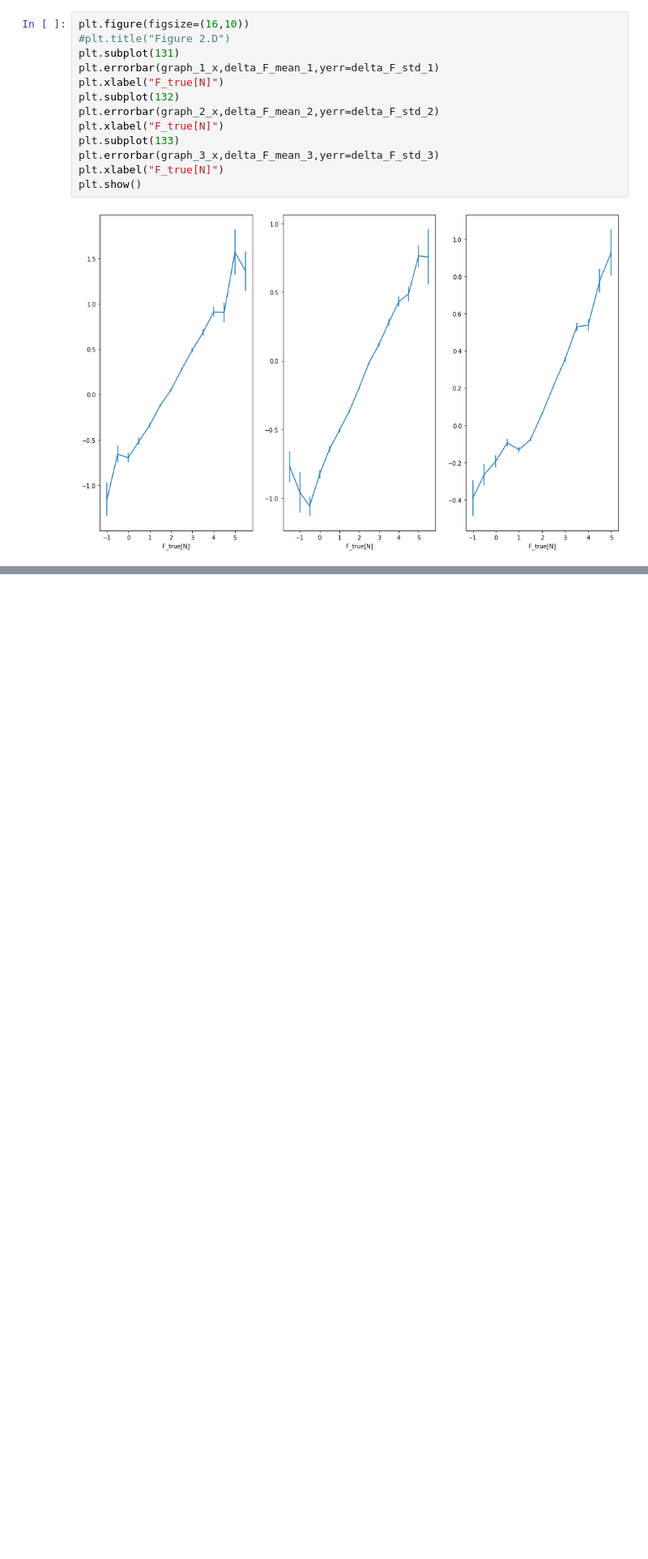
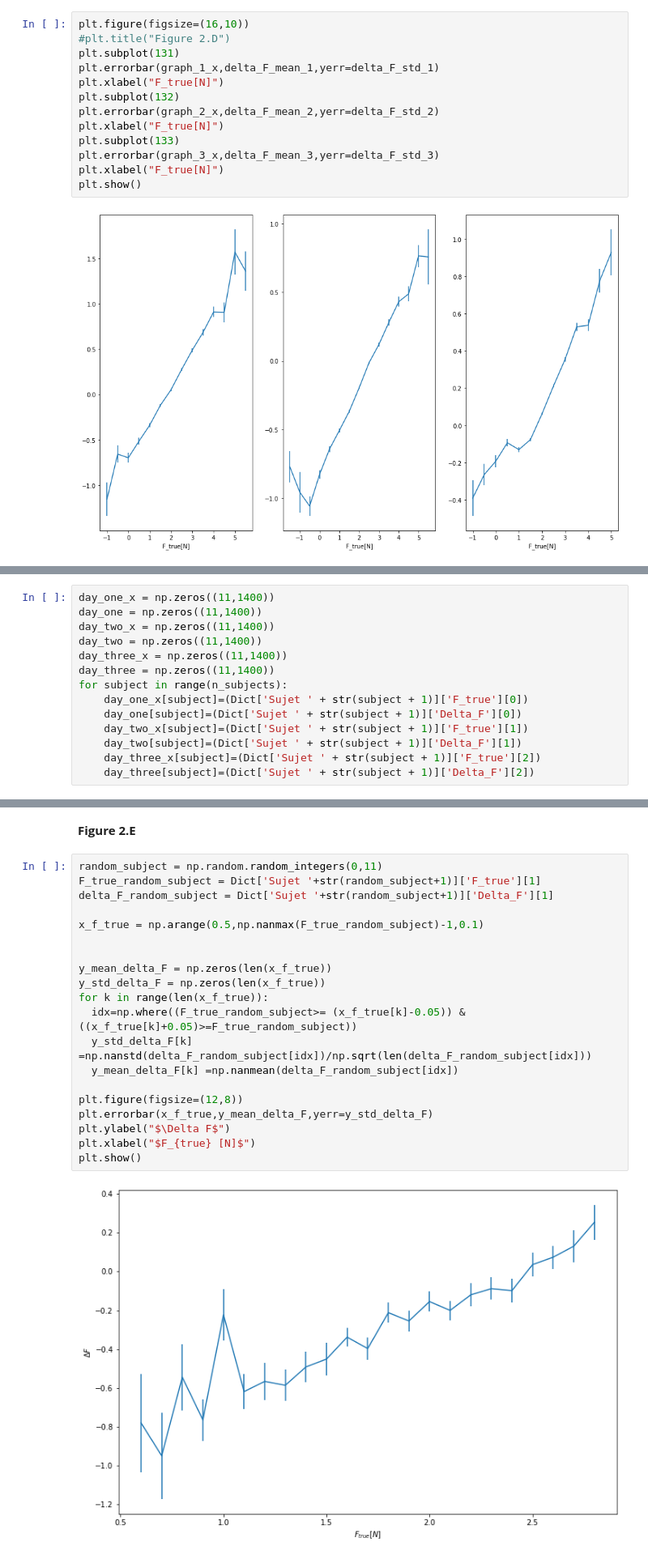
Before and after one commit to gdeside/LGBIO2060_Projects, a Jupyter notebook: Project_1/LGBIO2060_Projet_1_Group_.ipynb, the cells around one changed output, grey strips where cells are left out. Shown at 81% size. Drawn from its saved outputs; the diff is of its cells as text; blank space fills up the shorter version.

```diff
--- a/Project_1/LGBIO2060_Projet_1_Group_.ipynb
+++ b/Project_1/LGBIO2060_Projet_1_Group_.ipynb
@@ -215,0 +218,14 @@ plt.show()
+# %%
+day_one_x = np.zeros((11,1400))
+day_one = np.zeros((11,1400))
+day_two_x = np.zeros((11,1400))
+day_two = np.zeros((11,1400))
+day_three_x = np.zeros((11,1400))
+day_three = np.zeros((11,1400))
+for subject in range(n_subjects):
+    day_one_x[subject]=(Dict['Sujet ' + str(subject + 1)]['F_true'][0])
+    day_one[subject]=(Dict['Sujet ' + str(subject + 1)]['Delta_F'][0])
+    day_two_x[subject]=(Dict['Sujet ' + str(subject + 1)]['F_true'][1])
+    day_two[subject]=(Dict['Sujet ' + str(subject + 1)]['Delta_F'][1])
+    day_three_x[subject]=(Dict['Sujet ' + str(subject + 1)]['F_true'][2])
+    day_three[subject]=(Dict['Sujet ' + str(subject + 1)]['Delta_F'][2])
@@ -215,0 +268,24 @@ plt.show()
+# %% [markdown]
+**Figure 2.E**
+# %%
+random_subject = np.random.random_integers(0,11)
+F_true_random_subject = Dict['Sujet '+str(random_subject+1)]['F_true'][1]
+delta_F_random_subject = Dict['Sujet '+str(random_subject+1)]['Delta_F'][1]
+
+x_f_true = np.arange(0.5,np.nanmax(F_true_random_subject)-1,0.1)
+
+
+y_mean_delta_F = np.zeros(len(x_f_true))
+y_std_delta_F = np.zeros(len(x_f_true))
+for k in range(len(x_f_true)):
+  idx=np.where((F_true_random_subject>= (x_f_true[k]-0.05)) & ((x_f_true[k]+0.05)>=F_true_random_subject))
+  y_std_delta_F[k] =np.nanstd(delta_F_random_subject[idx])/np.sqrt(len(delta_F_random_subject[idx]))
+  y_mean_delta_F[k] =np.nanmean(delta_F_random_subject[idx])
+
+plt.figure(figsize=(12,8))
+plt.errorbar(x_f_true,y_mean_delta_F,yerr=y_std_delta_F)
+plt.ylabel("$\Delta F$")
+plt.xlabel("$F_{true} [N]$")
+plt.show()
+# %% [output]
+[figure, added]
```
Also changed, not shown: parts of 8 cells of this notebook.
